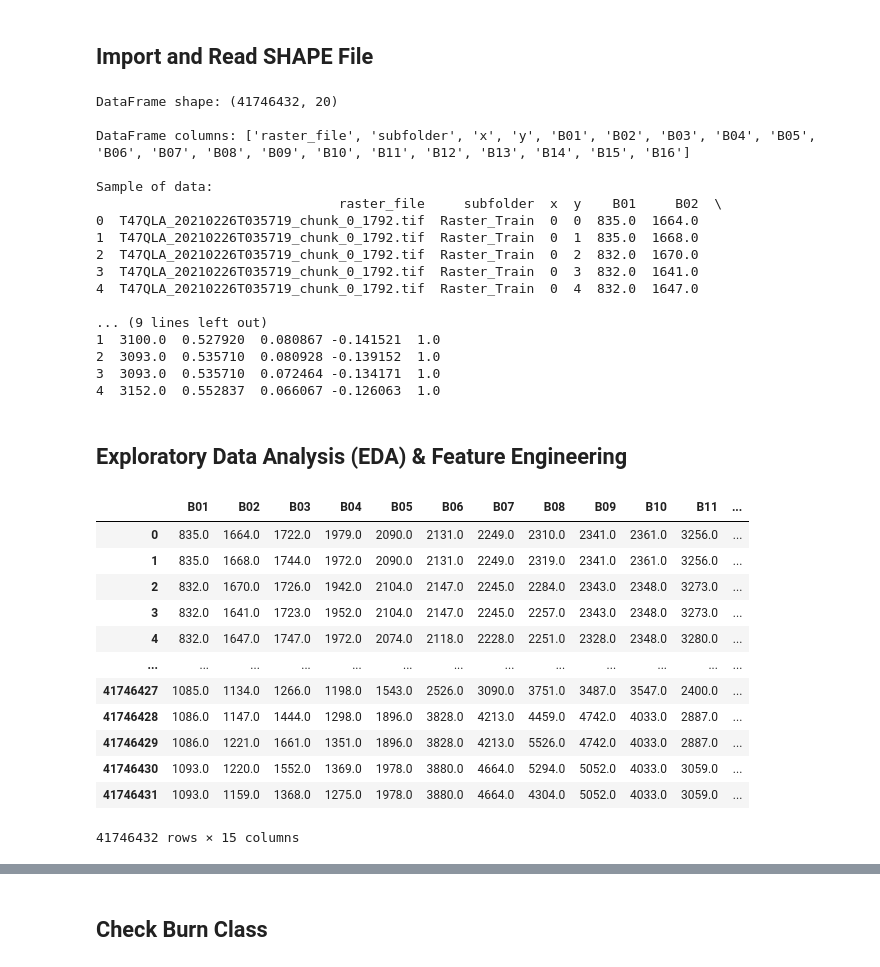
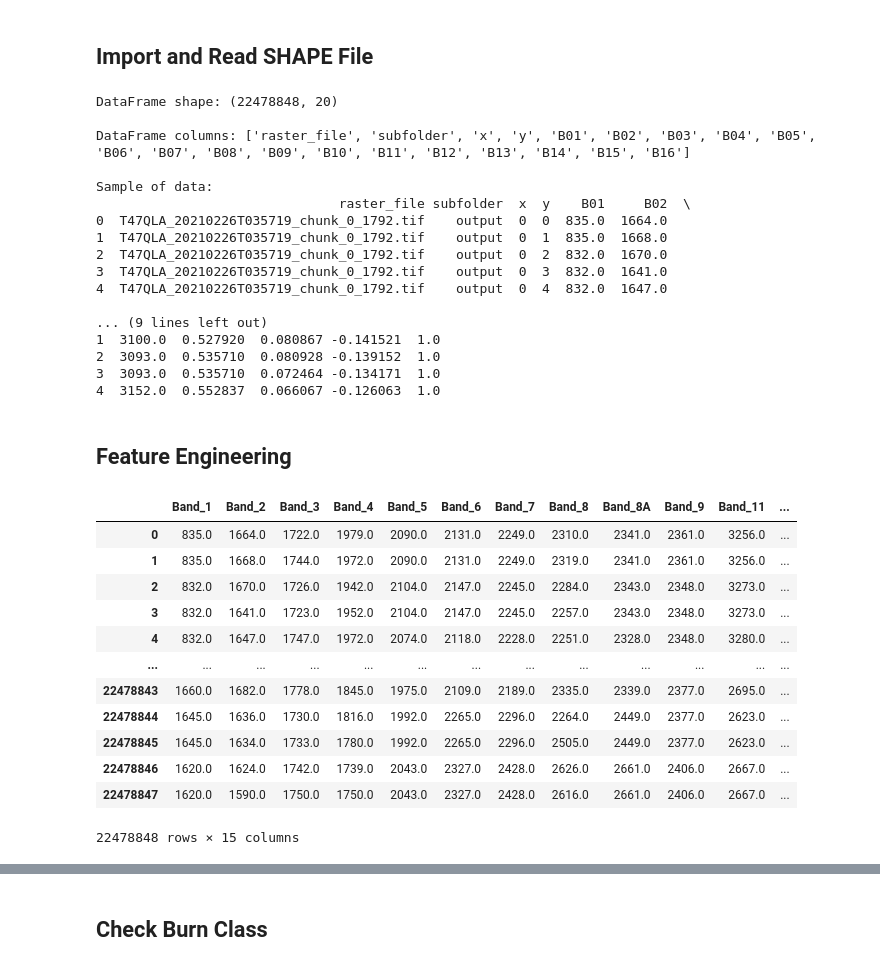
Before and after one commit to GarterPoom/GISTDA-Wildfire-Extraction, a Jupyter notebook: FCNN Train.ipynb, the cells around one changed output, grey strips where cells are left out. Saved outputs shown, nothing was run; the diff lists cells and outputs as text; code cells hidden in the pictures.

Commit message:
Submit FCNN Model Training

```diff
--- a/FCNN Train.ipynb
+++ b/FCNN Train.ipynb
@@ -9,17 +9,19 @@ import matplotlib.pyplot as plt
 import seaborn as sns
 import os
 import rasterio
+import logging
+import os
 from sklearn.preprocessing import MinMaxScaler
-from sklearn.model_selection import cross_val_score, cross_val_predict, KFold
-from sklearn.metrics import classification_report, confusion_matrix
-from IPython.display import display
+from IPython.display import display, Markdown
 from dask import delayed, compute
 from rasterio.windows import Window
+from typing import Tuple, Dict, Any
+
 
 #pd.set_option("display.max_columns", None)  # To show all columns in a pandas DataFrame
 
 # Define the folder containing the raster files
-raster_train_file_path = r'Raster_Train'
+raster_train_file_path = r'Raster\output'
 
 # Parameters for chunk size
 CHUNK_SIZE = 1024
@@ -87,17 +89,17 @@ print("\nDataFrame columns:", final_df.columns.tolist())
 print("\nSample of data:")
 print(final_df.head())
 # %% [output]
-DataFrame shape: (41746432, 20)
+DataFrame shape: (22478848, 20)
 
 DataFrame columns: ['raster_file', 'subfolder', 'x', 'y', 'B01', 'B02', 'B03', 'B04', 'B05', 'B06', 'B07', 'B08', 'B09', 'B10', 'B11', 'B12', 'B13', 'B14', 'B15', 'B16']
 
 Sample of data:
-                               raster_file     subfolder  x  y    B01     B02  \
-0  T47QLA_20210226T035719_chunk_0_1792.tif  Raster_Train  0  0  835.0  1664.0
-1  T47QLA_20210226T035719_chunk_0_1792.tif  Raster_Train  0  1  835.0  1668.0
-2  T47QLA_20210226T035719_chunk_0_1792.tif  Raster_Train  0  2  832.0  1670.0
-3  T47QLA_20210226T035719_chunk_0_1792.tif  Raster_Train  0  3  832.0  1641.0
-4  T47QLA_20210226T035719_chunk_0_1792.tif  Raster_Train  0  4  832.0  1647.0
+                               raster_file subfolder  x  y    B01     B02  \
+0  T47QLA_20210226T035719_chunk_0_1792.tif    output  0  0  835.0  1664.0
+1  T47QLA_20210226T035719_chunk_0_1792.tif    output  0  1  835.0  1668.0
+2  T47QLA_20210226T035719_chunk_0_1792.tif    output  0  2  832.0  1670.0
+3  T47QLA_20210226T035719_chunk_0_1792.tif    output  0  3  832.0  1641.0
+4  T47QLA_20210226T035719_chunk_0_1792.tif    output  0  4  832.0  1647.0
 
 ... (9 lines left out)
 1  3100.0  0.527920  0.080867 -0.141521  1.0
@@ -105,25 +107,35 @@ Sample of data:
 3  3093.0  0.535710  0.072464 -0.134171  1.0
 4  3152.0  0.552837  0.066067 -0.126063  1.0
 # %% [markdown]
-## Exploratory Data Analysis (EDA) & Feature Engineering
+## Feature Engineering
 # %%
 # Convert pandas DataFrame to dask DataFrame if already loaded
 ddf = pd.DataFrame(final_df)  # Adjust number of partitions as needed
 
+## Rename Sentinel-2 Bands columns and Burn Label
+# List of new column names
+new_col_names = ['raster_file', 'subfolder', 'x', 'y', 'Band_1', 'Band_2', 'Band_3', 'Band_4', 'Band_5',
+                 'Band_6', 'Band_7', 'Band_8', 'Band_8A', 'Band_9', 'Band_11', 'Band_12', 'dNBR',
+                 'NDVI', 'NDWI', 'Burn_Label']
+
+
+# Renaming columns using the list
+ddf.columns = new_col_names
+
 # Drop columns in dask
-df = ddf.drop(columns=['raster_file', 'subfolder', 'x', 'y', 'B13'])
+df = ddf.drop(columns=['raster_file', 'subfolder', 'x', 'y', 'dNBR'])
 display(df)  # Compute only when you need to display or save results
 # %% [output]
-|  | B01 | B02 | B03 | B04 | B05 | B06 | B07 | B08 | B09 | B10 | B11 | ... |
+|  | Band_1 | Band_2 | Band_3 | Band_4 | Band_5 | Band_6 | Band_7 | Band_8 | Band_8A | Band_9 | Band_11 | ... |
 | 0 | 835.0 | 1664.0 | 1722.0 | 1979.0 | 2090.0 | 2131.0 | 2249.0 | 2310.0 | 2341.0 | 2361.0 | 3256.0 | ... |
 | 1 | 835.0 | 1668.0 | 1744.0 | 1972.0 | 2090.0 | 2131.0 | 2249.0 | 2319.0 | 2341.0 | 2361.0 | 3256.0 | ... |
 | 2 | 832.0 | 1670.0 | 1726.0 | 1942.0 | 2104.0 | 2147.0 | 2245.0 | 2284.0 | 2343.0 | 2348.0 | 3273.0 | ... |
 | 3 | 832.0 | 1641.0 | 1723.0 | 1952.0 | 2104.0 | 2147.0 | 2245.0 | 2257.0 | 2343.0 | 2348.0 | 3273.0 | ... |
 | 4 | 832.0 | 1647.0 | 1747.0 | 1972.0 | 2074.0 | 2118.0 | 2228.0 | 2251.0 | 2328.0 | 2348.0 | 3280.0 | ... |
 | ... | ... | ... | ... | ... | ... | ... | ... | ... | ... | ... | ... | ... |
-| 41746427 | 1085.0 | 1134.0 | 1266.0 | 1198.0 | 1543.0 | 2526.0 | 3090.0 | 3751.0 | 3487.0 | 3547.0 | 2400.0 | ... |
-| 41746428 | 1086.0 | 1147.0 | 1444.0 | 1298.0 | 1896.0 | 3828.0 | 4213.0 | 4459.0 | 4742.0 | 4033.0 | 2887.0 | ... |
-| 41746429 | 1086.0 | 1221.0 | 1661.0 | 1351.0 | 1896.0 | 3828.0 | 4213.0 | 5526.0 | 4742.0 | 4033.0 | 2887.0 | ... |
-| 41746430 | 1093.0 | 1220.0 | 1552.0 | 1369.0 | 1978.0 | 3880.0 | 4664.0 | 5294.0 | 5052.0 | 4033.0 | 3059.0 | ... |
-| 41746431 | 1093.0 | 1159.0 | 1368.0 | 1275.0 | 1978.0 | 3880.0 | 4664.0 | 4304.0 | 5052.0 | 4033.0 | 3059.0 | ... |
+| 22478843 | 1660.0 | 1682.0 | 1778.0 | 1845.0 | 1975.0 | 2109.0 | 2189.0 | 2335.0 | 2339.0 | 2377.0 | 2695.0 | ... |
+| 22478844 | 1645.0 | 1636.0 | 1730.0 | 1816.0 | 1992.0 | 2265.0 | 2296.0 | 2264.0 | 2449.0 | 2377.0 | 2623.0 | ... |
+| 22478845 | 1645.0 | 1634.0 | 1733.0 | 1780.0 | 1992.0 | 2265.0 | 2296.0 | 2505.0 | 2449.0 | 2377.0 | 2623.0 | ... |
+| 22478846 | 1620.0 | 1624.0 | 1742.0 | 1739.0 | 2043.0 | 2327.0 | 2428.0 | 2626.0 | 2661.0 | 2406.0 | 2667.0 | ... |
+| 22478847 | 1620.0 | 1590.0 | 1750.0 | 1750.0 | 2043.0 | 2327.0 | 2428.0 | 2616.0 | 2661.0 | 2406.0 | 2667.0 | ... |
-41746432 rows × 15 columns
+22478848 rows × 15 columns
```
Also changed, not shown: parts of 7 cells of this notebook.
